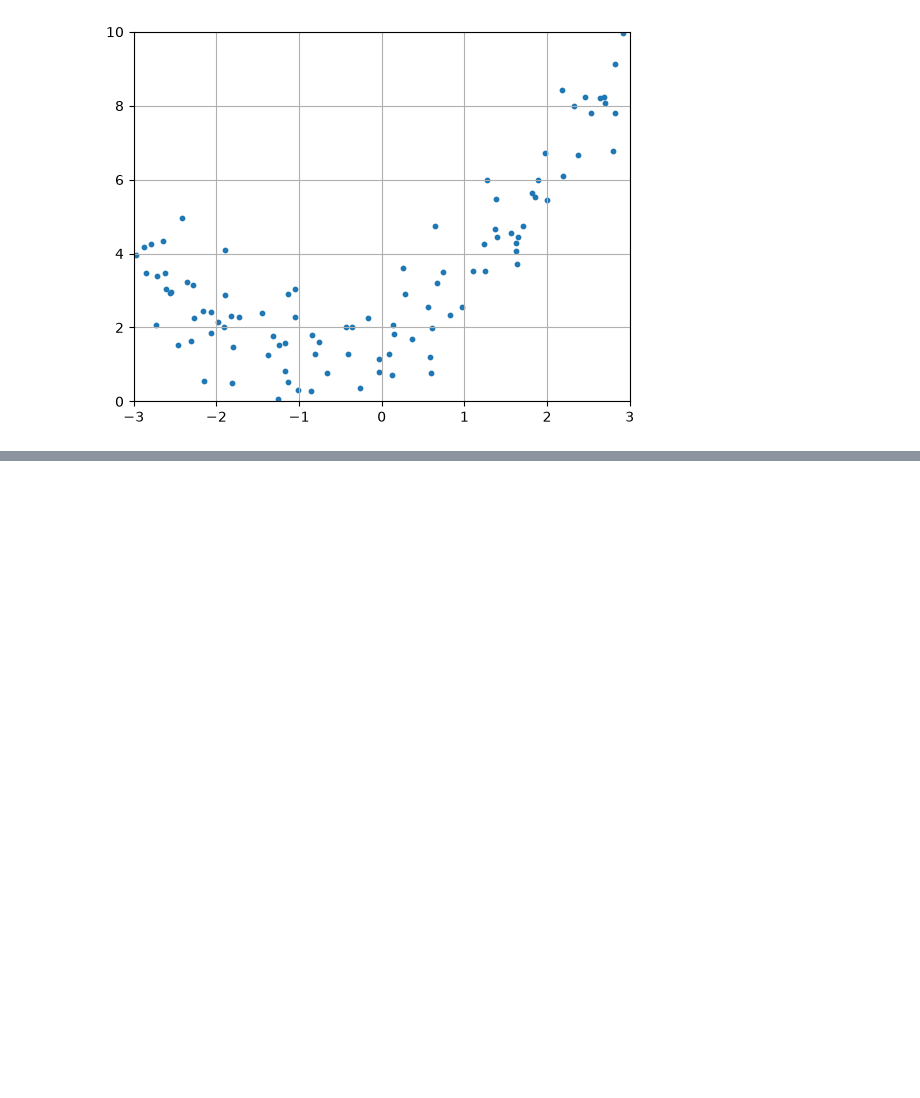
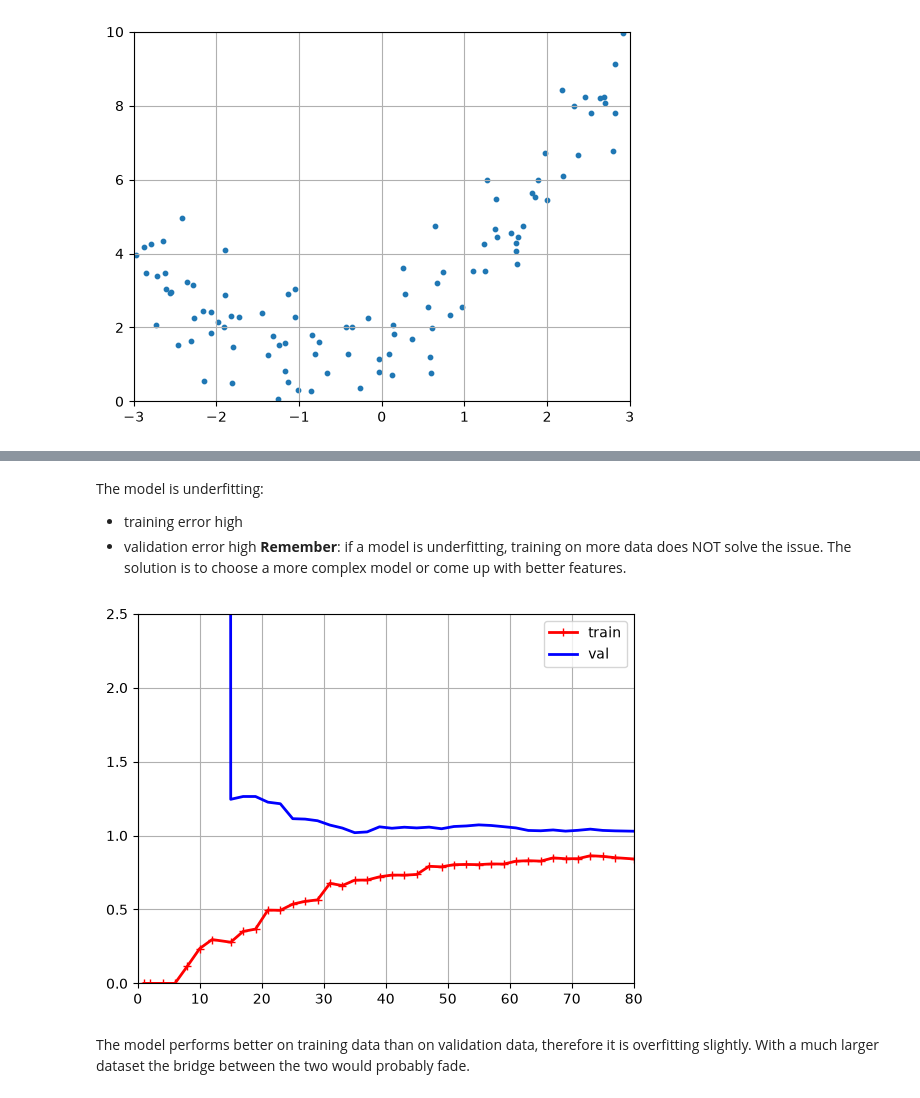
Before and after one commit to andretsilo/general-ml-exercises, a Jupyter notebook: part-1/model_training.ipynb, the cells around one changed output, grey strips where cells are left out. Drawn from its saved outputs; the diff is of its cells as text; code cells hidden in the pictures; blank space fills up the shorter version.

```diff
--- a/part-1/model_training.ipynb
+++ b/part-1/model_training.ipynb
@@ -157,0 +208,27 @@ plt.show()
+# %% [markdown]
+The model is underfitting:
+- training error high
+- validation error high
+**Remember**: if a model is underfitting, training on more data does NOT solve the issue. The solution is to choose a more complex model or come up with better features.
+# %%
+from sklearn.pipeline import make_pipeline
+
+polynomial_regression = make_pipeline(
+    PolynomialFeatures(degree=10, include_bias=False),
+    LinearRegression()
+)
+
+train_sizes, train_scores, test_scores = learning_curve(polynomial_regression, X, y, train_sizes=np.linspace(0.01, 1.0, 40), cv=5, scoring="neg_root_mean_squared_error")
+train_errors, test_errors = -train_scores.mean(axis=1), -test_scores.mean(axis=1)
+# %%
+plt.plot(train_sizes, train_errors, "r-+", linewidth=2, label="train")
+plt.plot(train_sizes, test_errors, "b-", linewidth=2, label="val")
+plt.xlim(0.0, 80.0)
+plt.ylim(0.0, 2.5)
+plt.grid()
+plt.legend(loc="upper right")
+plt.show()
+# %% [output]
+[figure, added]
+# %% [markdown]
+The model performs better on training data than on validation data, therefore it is overfitting slightly. With a much larger dataset the bridge between the two would probably fade.
```
Also changed, not shown: parts of 31 cells of this notebook.
